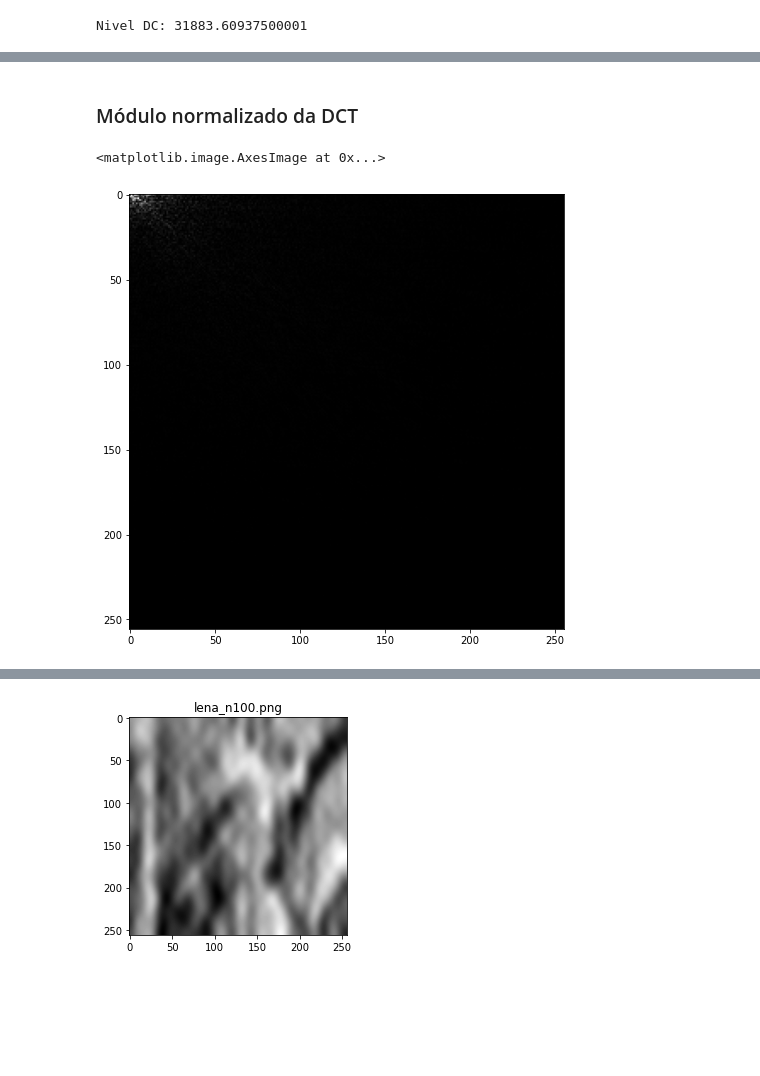
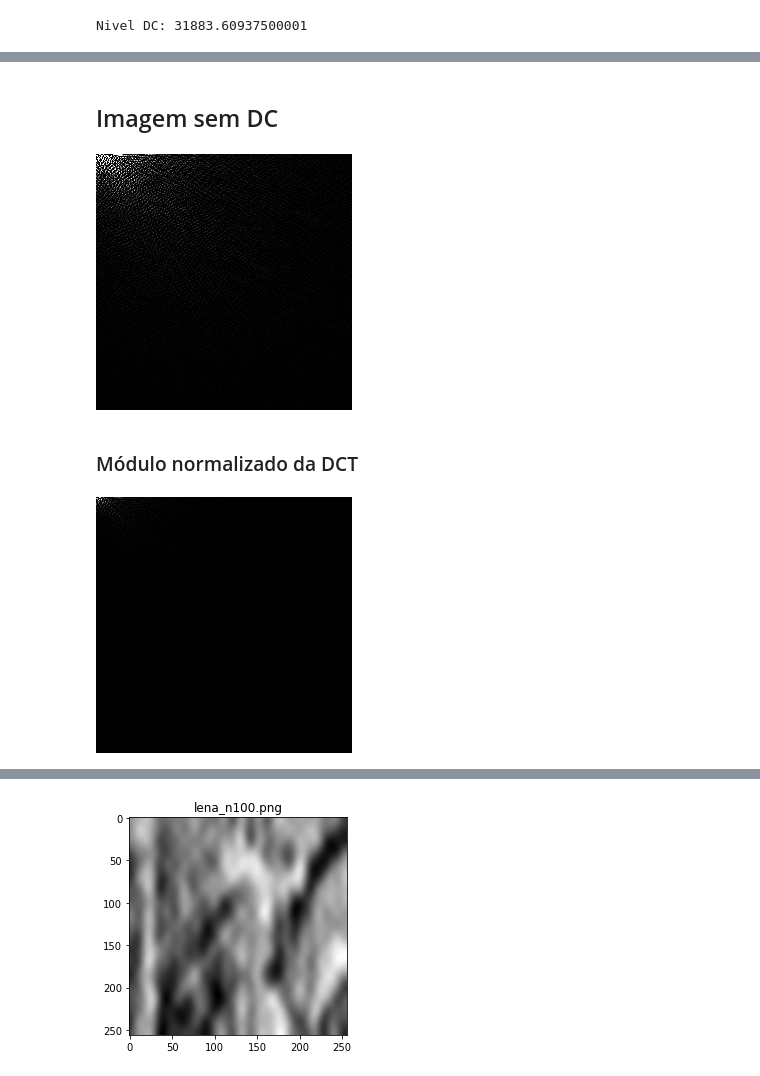
Before and after one commit to SarahToscano/PDI_2, a Jupyter notebook: projetoPratico.ipynb, the cells around one changed output, grey strips where cells are left out. Saved outputs shown, nothing was run; the diff lists cells and outputs as text; code cells hidden in the pictures; blank space fills up the shorter version.

```diff
--- a/projetoPratico.ipynb
+++ b/projetoPratico.ipynb
@@ -178,14 +174,20 @@ Text(0.5, 1.0, 'SEM DC')
+# %% [markdown]
+## Imagem sem DC
+# %%
+imgDCT[0][0] = 0
+dct_image = Image.fromarray(imgDCT)
+dct_image=dct_image.convert("P")
+display(dct_image)
+# %% [output]
+[figure, added]
 # %% [markdown]
 ### Módulo normalizado da DCT
-# %%
-norm_img = imgDCT.copy()
-
-for i in range(norm_img.shape[0]):
-    for j in range(norm_img.shape[1]):
-        norm_img[i][j] = abs(norm_img[i][j])
-
-plt.figure(figsize=[80,8])
-plt.imshow(norm_img, cmap="gray")
-# %% [output]
-<matplotlib.image.AxesImage at 0x...>
-[figure, removed]
+# %%
+norm_img = imgDCT.copy()
+norm_img = norm_img*(255/norm_img.max())
+
+dct_image = Image.fromarray(norm_img)
+dct_image=dct_image.convert("P")
+display(dct_image)
+# %% [output]
+[figure, added]
```
Also changed, not shown: parts of 9 cells of this notebook.
